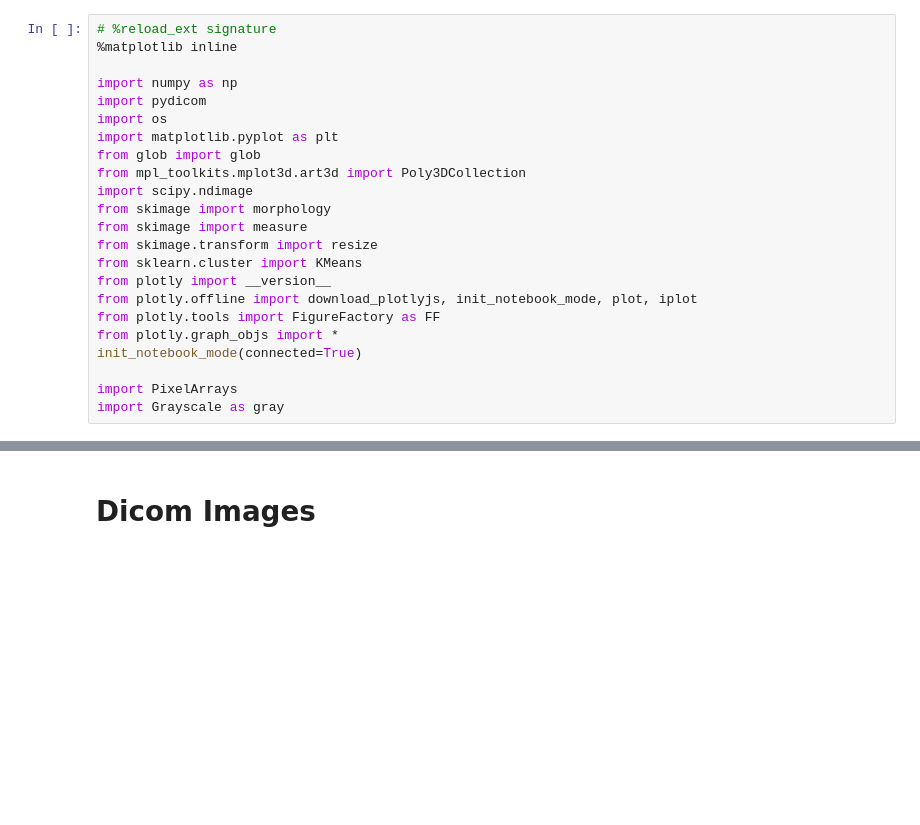
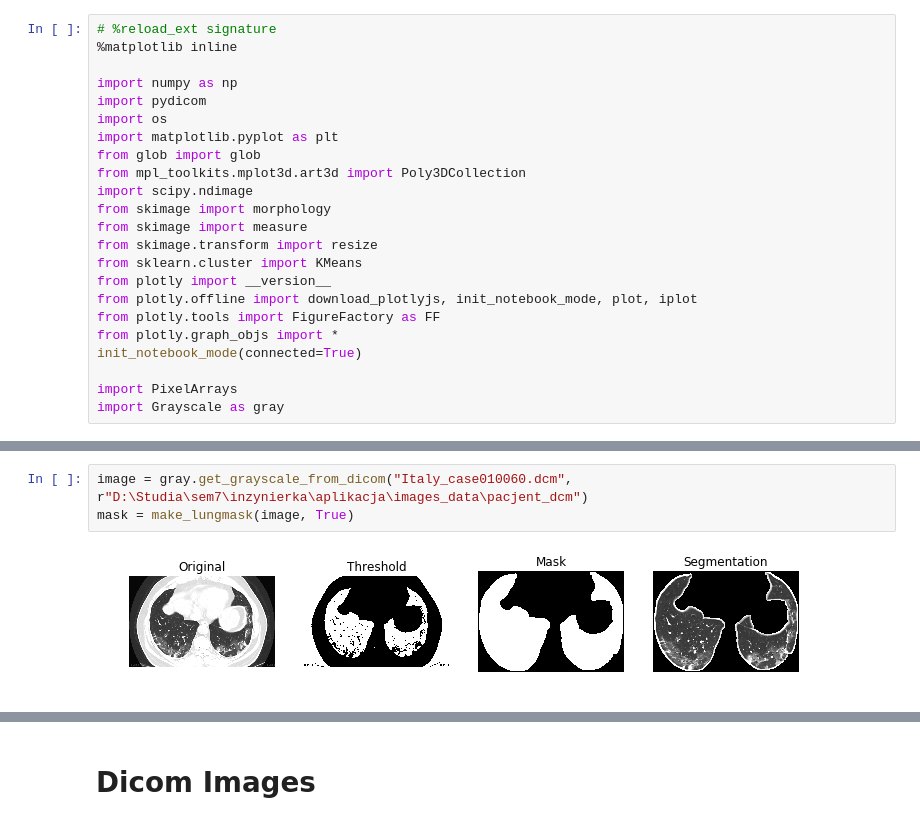
Before and after one commit to moskala/ImagingCOVID-19, a Jupyter notebook: Methods/LungSegmentation_MethodKMeans_AllTypes.ipynb, the cells around one changed output, grey strips where cells are left out. Cells and saved outputs as stored; diff of their text form; blank space fills up the shorter version.

```diff
--- a/Methods/LungSegmentation_MethodKMeans_AllTypes.ipynb
+++ b/Methods/LungSegmentation_MethodKMeans_AllTypes.ipynb
@@ -112,0 +422,5 @@ def make_lungmask(img, display=False):
+# %%
+image = gray.get_grayscale_from_dicom("Italy_case010060.dcm", r"D:\Studia\sem7\inzynierka\aplikacja\images_data\pacjent_dcm")
+mask = make_lungmask(image, True)
+# %% [output]
+[figure, added]
```
Also changed, not shown: parts of 19 cells of this notebook, 2 other files.
